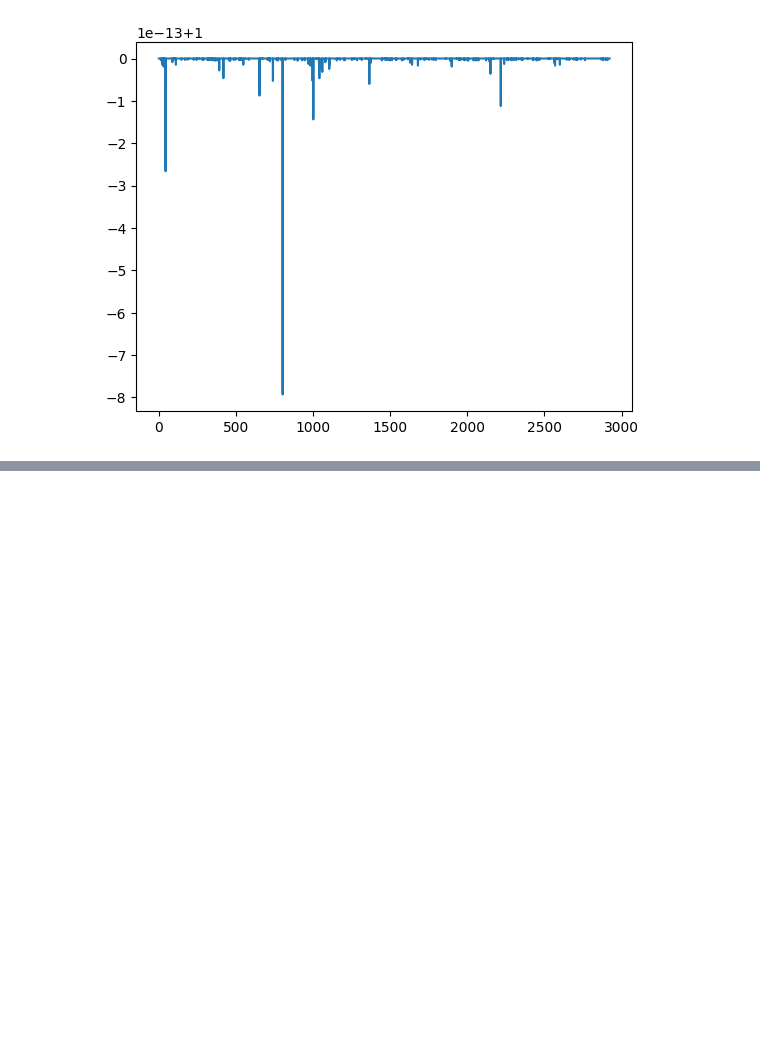
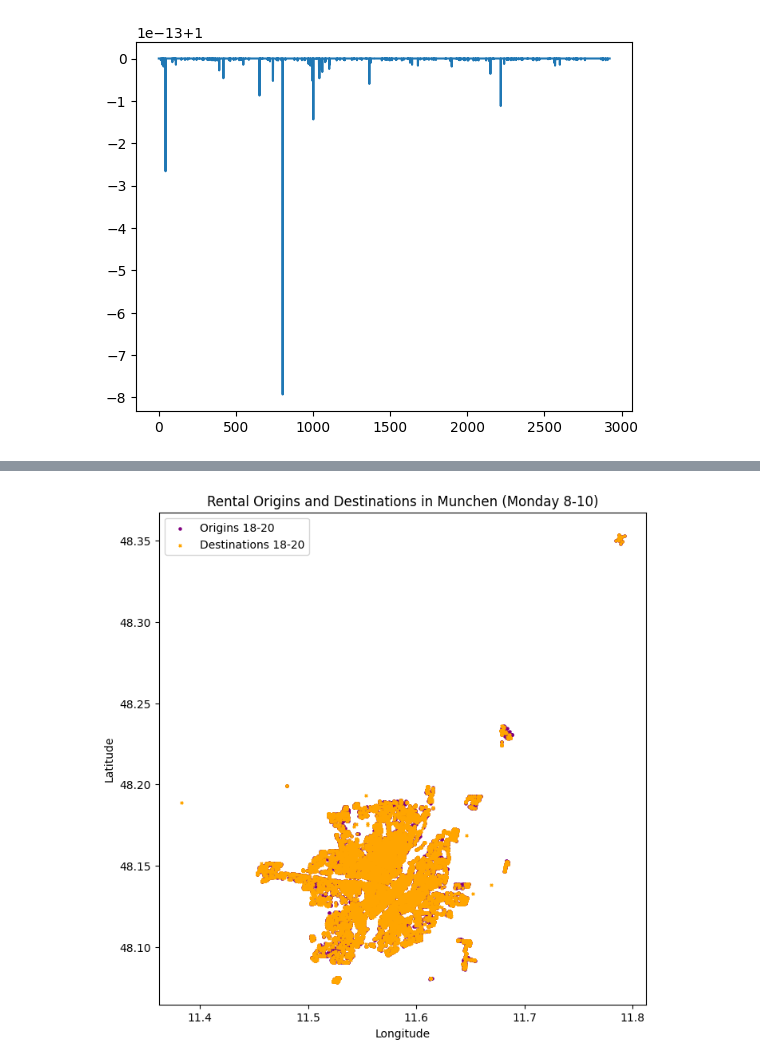
Before and after one commit to Mattiane/ICTforSmartMobilty_project, a Jupyter notebook: lab1.ipynb, the cells around one changed output, grey strips where cells are left out. Cells and saved outputs as stored; diff of their text form; code cells hidden in the pictures; blank space fills up the shorter version.

```diff
--- a/lab1.ipynb
+++ b/lab1.ipynb
@@ -404,0 +554,14 @@ plt.show()
+# %%
+#for 18-20
+
+fig, ax = plt.subplots(1, 1, figsize=(12, 8))
+
+origins_gdf_18_20.plot(ax=ax, color="purple", marker="o", label="Origins 18-20 ", markersize=5)
+destinations_gdf_18_20.plot(ax=ax, color="orange", marker="x", label="Destinations 18-20", markersize=5)
+plt.legend()
+plt.xlabel("Longitude")
+plt.ylabel("Latitude")
+plt.title("Rental Origins and Destinations in Munchen (Monday 8-10)")
+plt.show()
+# %% [output]
+[figure, added]
```
Also changed, not shown: parts of 5 cells of this notebook.
